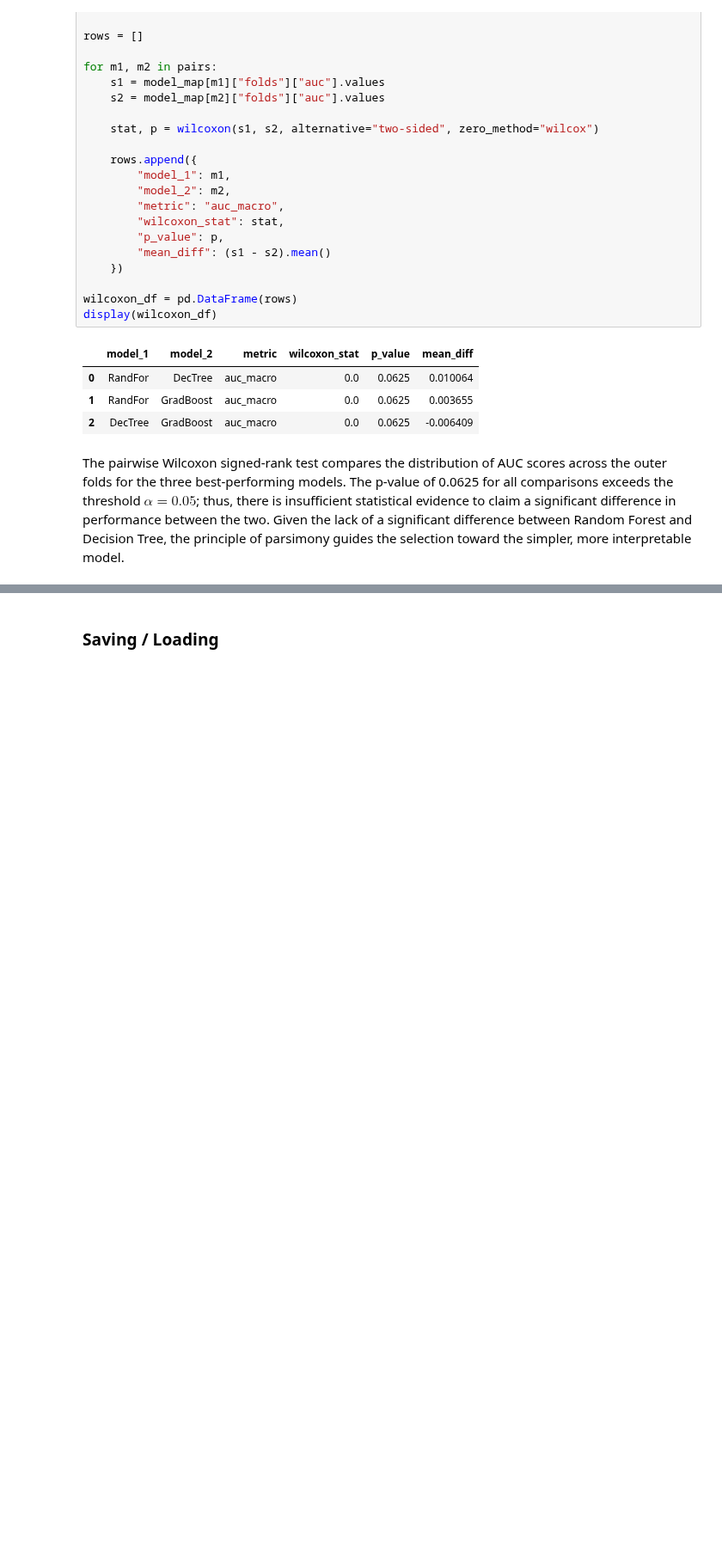
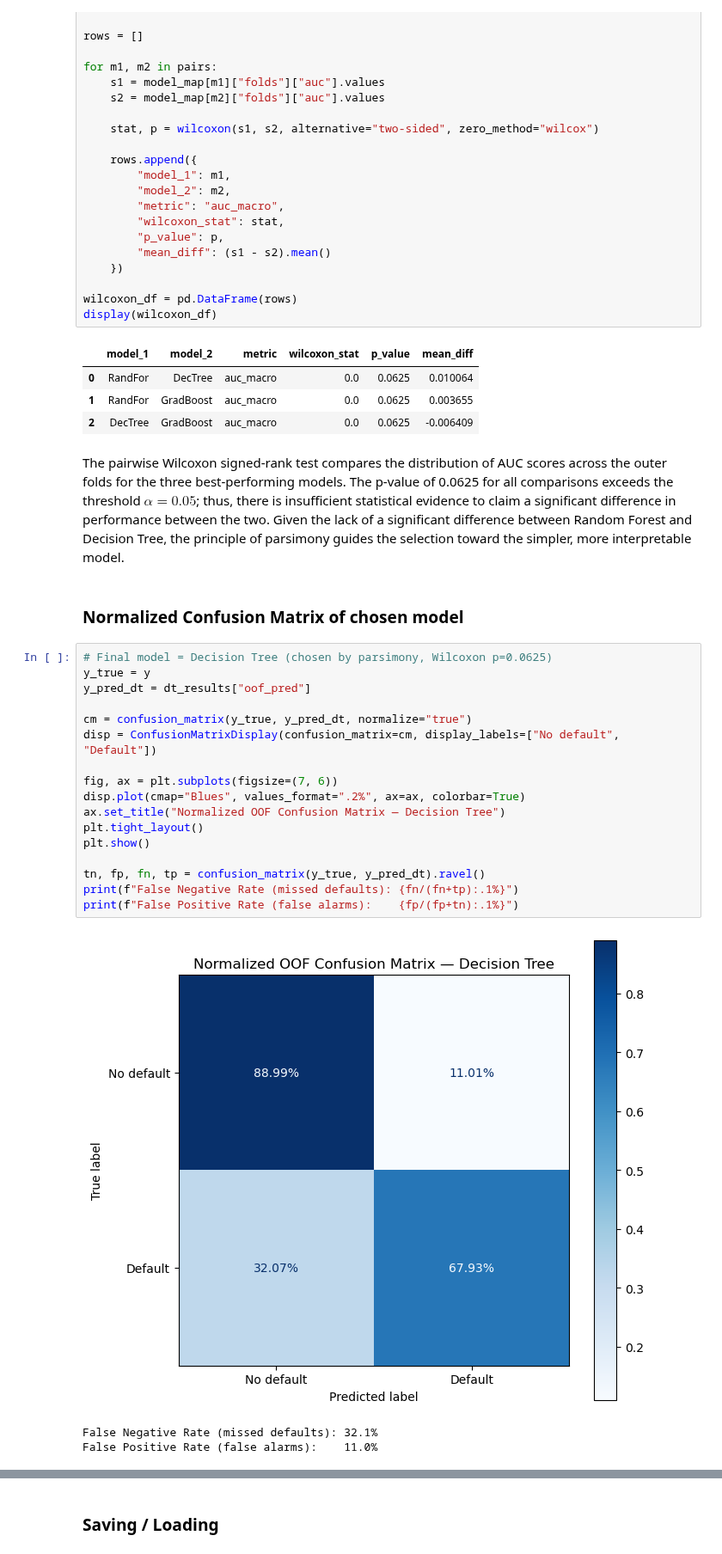
Before and after one commit to marcolari06-maker/loan-default-prediction, a Jupyter notebook: final.ipynb, the cells around one changed output, grey strips where cells are left out. Shown at 86% size. Drawn from its saved outputs; the diff is of its cells as text; blank space fills up the shorter version.

```diff
--- a/final.ipynb
+++ b/final.ipynb
@@ -1135,3 +1109,26 @@ display(wilcoxon_df)
 | 2 | DecTree | GradBoost | auc_macro | 0.0 | 0.0625 | -0.006409 |
 # %% [markdown]
 The pairwise Wilcoxon signed-rank test compares the distribution of AUC scores across the outer folds for the three best-performing models. The p-value of 0.0625 for all comparisons exceeds the threshold $\alpha = 0.05$; thus, there is insufficient statistical evidence to claim a significant difference in performance between the two. Given the lack of a significant difference between Random Forest and Decision Tree, the principle of parsimony guides the selection toward the simpler, more interpretable model.
+# %% [markdown]
+### Normalized Confusion Matrix of chosen model
+# %%
+# Final model = Decision Tree (chosen by parsimony, Wilcoxon p=0.0625)
+y_true = y
+y_pred_dt = dt_results["oof_pred"]
+
+cm = confusion_matrix(y_true, y_pred_dt, normalize="true")
+disp = ConfusionMatrixDisplay(confusion_matrix=cm, display_labels=["No default", "Default"])
+
+fig, ax = plt.subplots(figsize=(7, 6))
+disp.plot(cmap="Blues", values_format=".2%", ax=ax, colorbar=True)
+ax.set_title("Normalized OOF Confusion Matrix — Decision Tree")
+plt.tight_layout()
+plt.show()
+
+tn, fp, fn, tp = confusion_matrix(y_true, y_pred_dt).ravel()
+print(f"False Negative Rate (missed defaults): {fn/(fn+tp):.1%}")
+print(f"False Positive Rate (false alarms):    {fp/(fp+tn):.1%}")
+# %% [output]
+[figure, added]
+False Negative Rate (missed defaults): 32.1%
+False Positive Rate (false alarms):    11.0%
```
Also changed, not shown: parts of 6 cells of this notebook, 1 other file.
